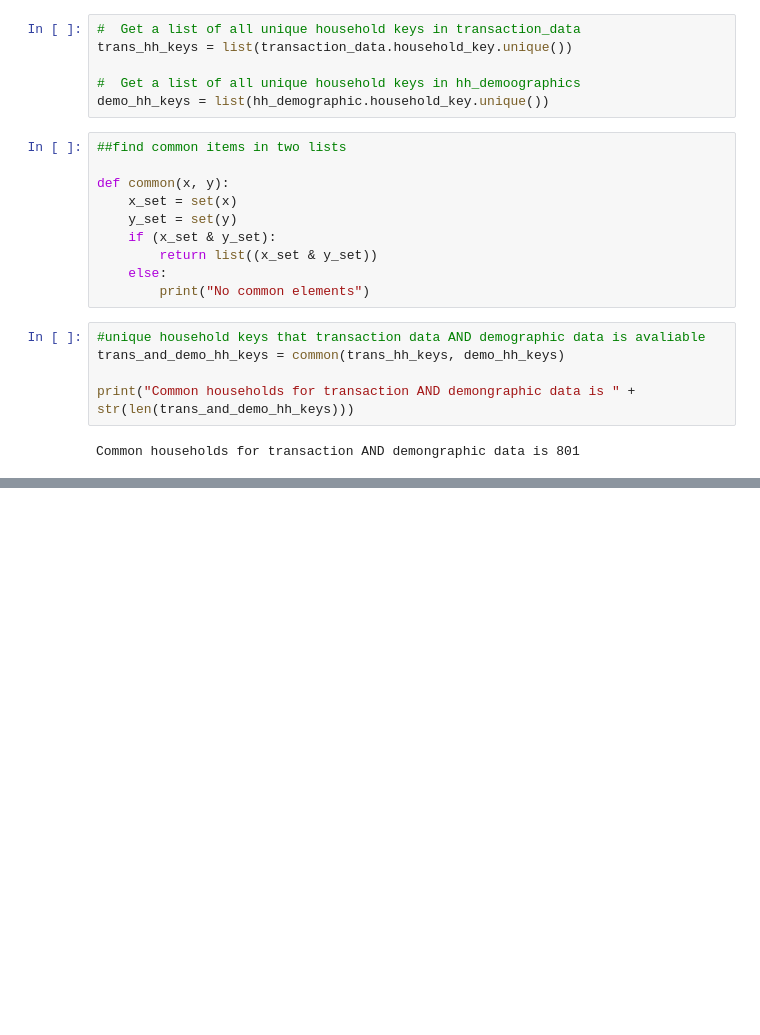
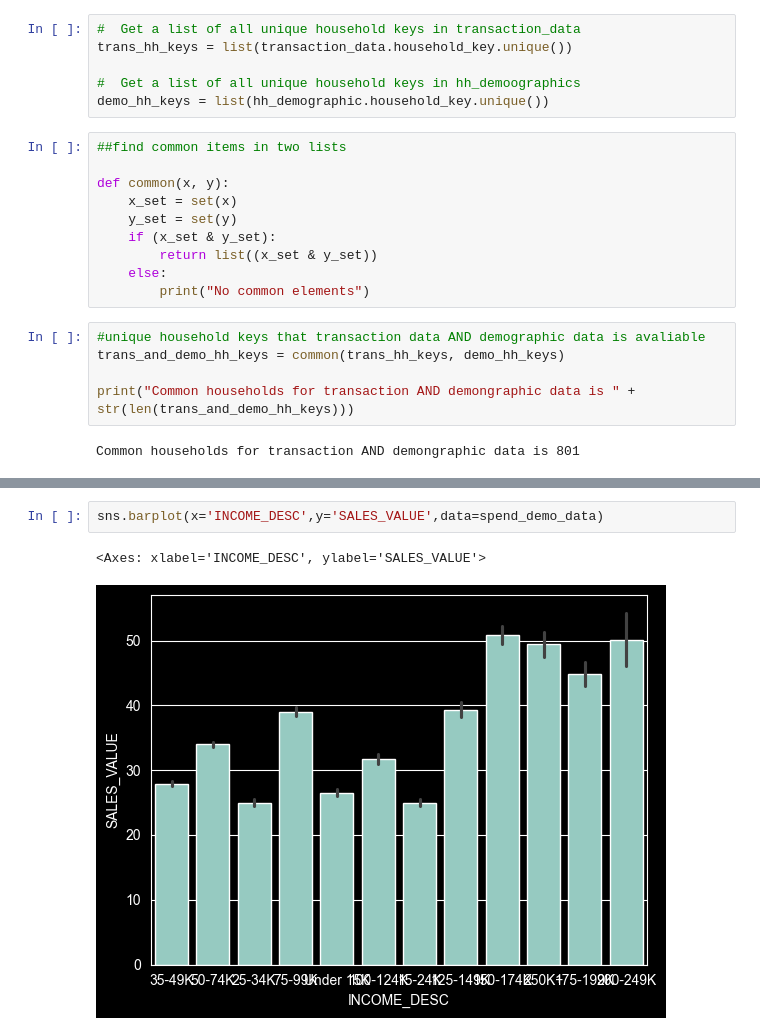
Before and after one commit to hirandilshan/super-Market-Analysis, a Jupyter notebook: superMarket.ipynb, the cells around one changed output, grey strips where cells are left out. Saved outputs shown, nothing was run; the diff lists cells and outputs as text; blank space fills up the shorter version.

```diff
--- a/superMarket.ipynb
+++ b/superMarket.ipynb
@@ -79,0 +275,5 @@ Common households for transaction AND demongraphic data is 801
+# %%
+sns.barplot(x='INCOME_DESC',y='SALES_VALUE',data=spend_demo_data)
+# %% [output]
+<Axes: xlabel='INCOME_DESC', ylabel='SALES_VALUE'>
+[figure, added]
```
Also changed, not shown: parts of 28 cells of this notebook.
